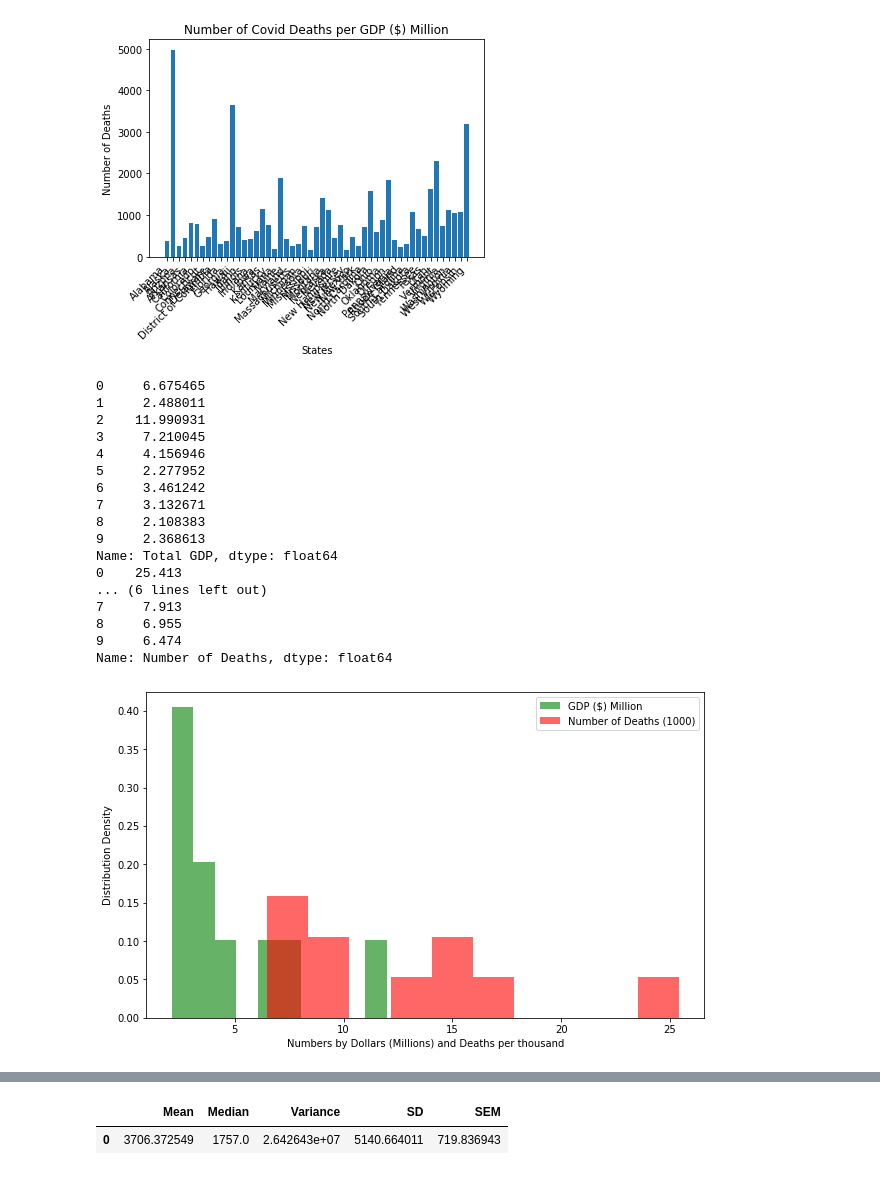
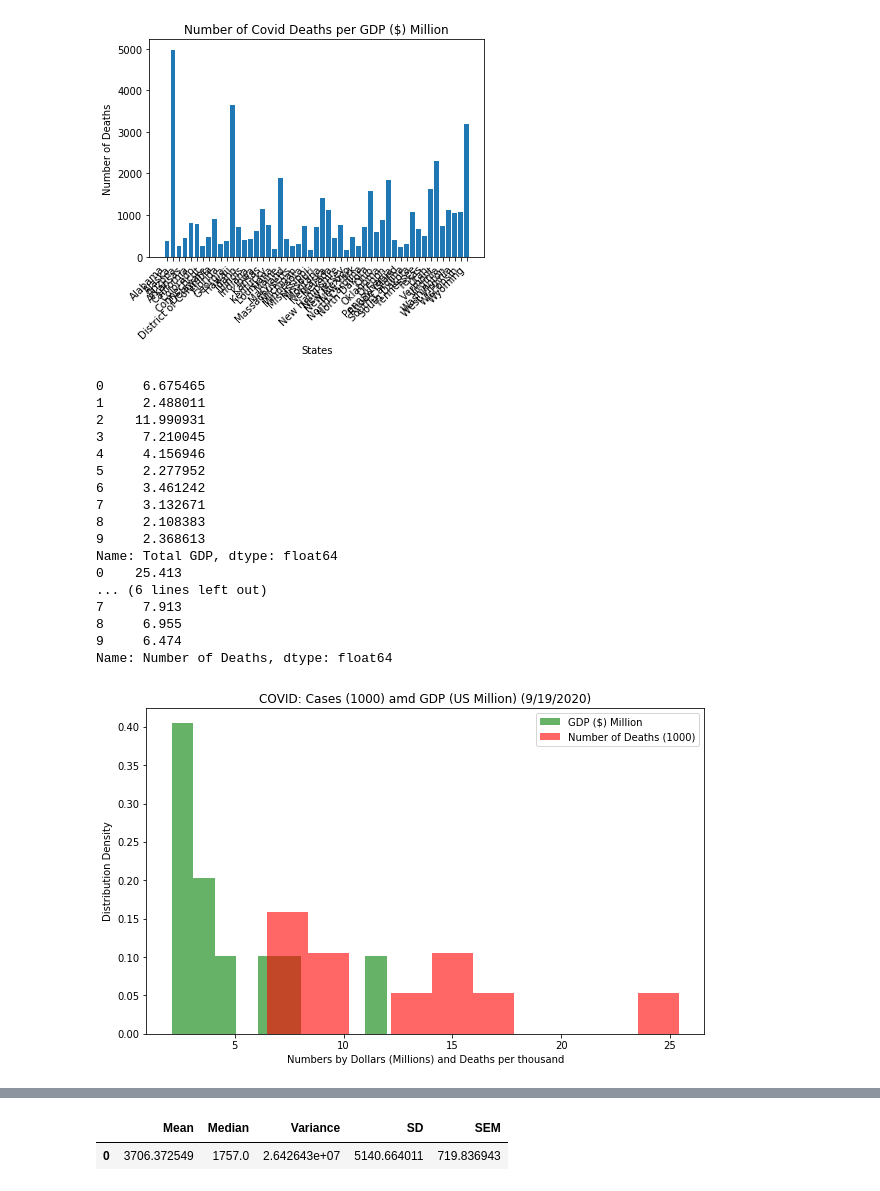
Before and after one commit to debrawu/ProjectOne, a Jupyter notebook: Project One - Visualizations .ipynb, the cells around one changed output, grey strips where cells are left out. Drawn from its saved outputs; the diff is of its cells as text; code cells hidden in the pictures.

```diff
--- a/Project One - Visualizations .ipynb
+++ b/Project One - Visualizations .ipynb
@@ -192,34 +242,35 @@ print(gdp_dt)
 #divide death by 1000 to make the numbers on the same scale as GDP numbers
 ded_dt = sorted_df['Number of Deaths']/1000
 print(ded_dt)
 
 #plot overlapping histograms
 plt.hist(gdp_dt, density=True, color='green', alpha=0.6, label='GDP ($) Million')
 plt.hist(ded_dt, density=True, color='red', alpha=0.6, label='Number of Deaths (1000)')
 plt.ylabel('Distribution Density')
 plt.xlabel('Numbers by Dollars (Millions) and Deaths per thousand')
+plt.title('COVID: Cases (1000) amd GDP (US Million) (9/19/2020)')
 plt.legend()
 
 plt.savefig('HistGDPDeathstop10')
 # %% [output]
 0     6.675465
 1     2.488011
 2    11.990931
 3     7.210045
 4     4.156946
 5     2.277952
 6     3.461242
 7     3.132671
 8     2.108383
 9     2.368613
 Name: Total GDP, dtype: float64
 0    25.413
 ... (6 lines left out)
 7     7.913
 8     6.955
 9     6.474
 Name: Number of Deaths, dtype: float64
-[figure, old version]
+[figure, new version]
 # %%
 #import gmaps
 gmaps.configure(api_key=g_key)
```
Also changed, not shown: parts of 5 cells of this notebook, 10 other files.
